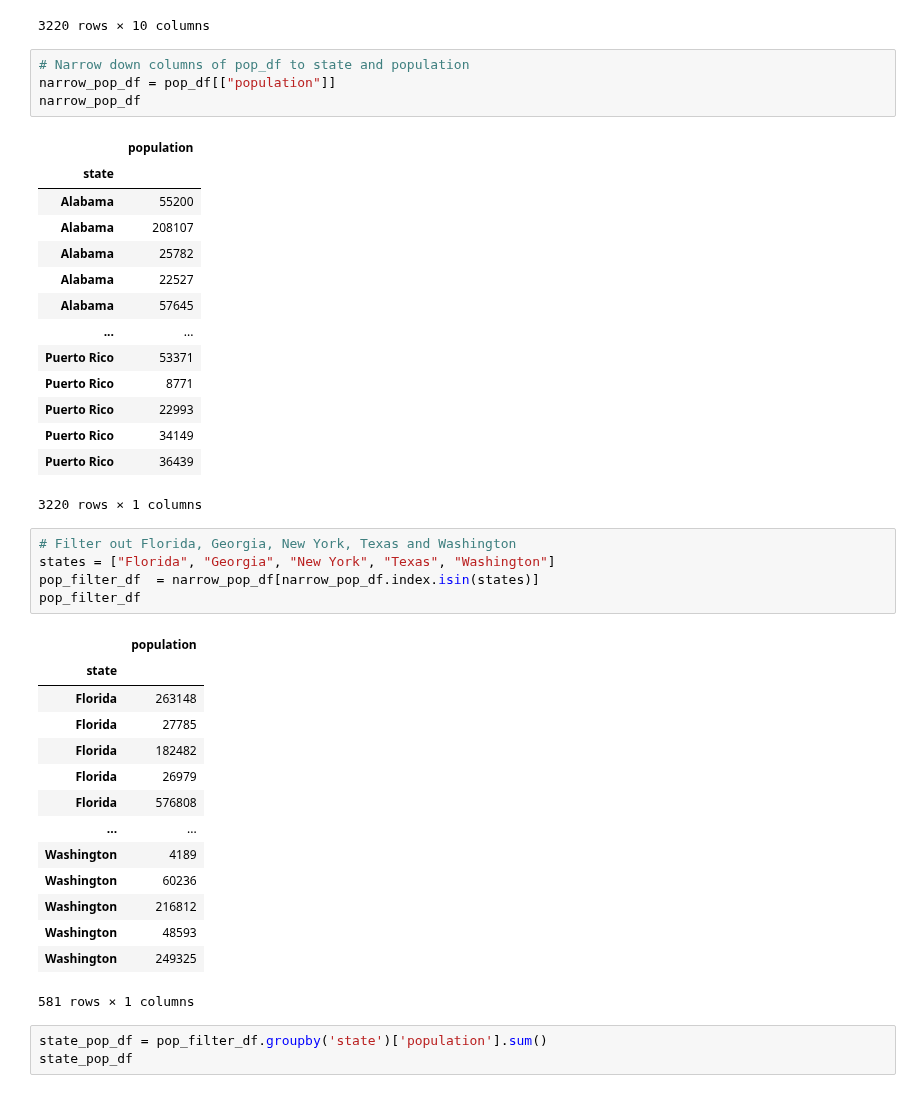
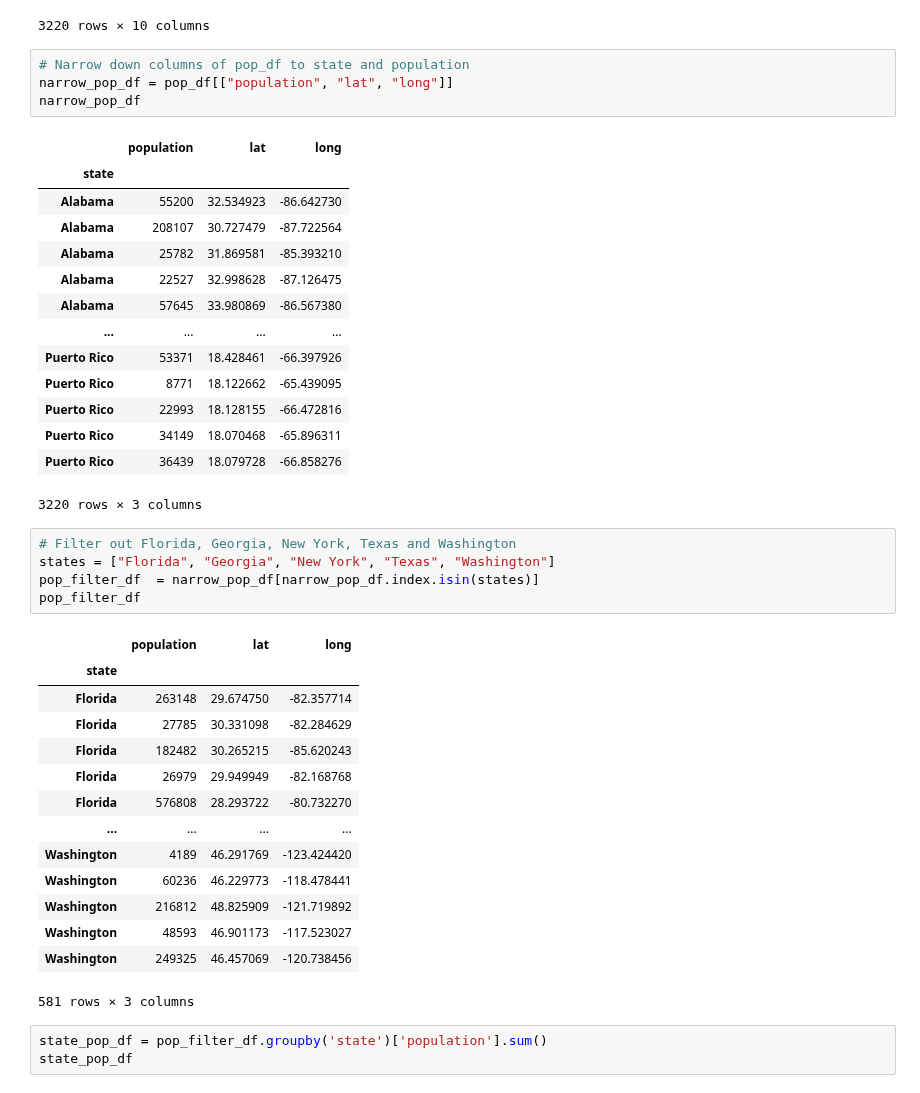
Before and after one commit to Emily-Keymon/Group-Project, a Jupyter notebook: Covid-19 Data Exploration and Cleanup.ipynb, the cells around one changed output. Drawn from its saved outputs; the diff is of its cells as text.

```diff
--- a/Covid-19 Data Exploration and Cleanup.ipynb
+++ b/Covid-19 Data Exploration and Cleanup.ipynb
@@ -650,43 +734,43 @@ pop_df
 3220 rows × 10 columns
 # %%
 # Narrow down columns of pop_df to state and population
-narrow_pop_df = pop_df[["population"]]
+narrow_pop_df = pop_df[["population", "lat", "long"]]
 narrow_pop_df
 # %% [output]
-|  | population |
-| state |  |
-| Alabama | 55200 |
-| Alabama | 208107 |
-| Alabama | 25782 |
-| Alabama | 22527 |
-| Alabama | 57645 |
-| ... | ... |
-| Puerto Rico | 53371 |
-| Puerto Rico | 8771 |
-| Puerto Rico | 22993 |
-| Puerto Rico | 34149 |
-| Puerto Rico | 36439 |
+|  | population | lat | long |
+| state |  |  |  |
+| Alabama | 55200 | 32.534923 | -86.642730 |
+| Alabama | 208107 | 30.727479 | -87.722564 |
+| Alabama | 25782 | 31.869581 | -85.393210 |
+| Alabama | 22527 | 32.998628 | -87.126475 |
+| Alabama | 57645 | 33.980869 | -86.567380 |
+| ... | ... | ... | ... |
+| Puerto Rico | 53371 | 18.428461 | -66.397926 |
+| Puerto Rico | 8771 | 18.122662 | -65.439095 |
+| Puerto Rico | 22993 | 18.128155 | -66.472816 |
+| Puerto Rico | 34149 | 18.070468 | -65.896311 |
+| Puerto Rico | 36439 | 18.079728 | -66.858276 |
-3220 rows × 1 columns
+3220 rows × 3 columns
 # %%
 # Filter out Florida, Georgia, New York, Texas and Washington
 states = ["Florida", "Georgia", "New York", "Texas", "Washington"]
 pop_filter_df  = narrow_pop_df[narrow_pop_df.index.isin(states)]
 pop_filter_df
 # %% [output]
-|  | population |
-| state |  |
-| Florida | 263148 |
-| Florida | 27785 |
-| Florida | 182482 |
-| Florida | 26979 |
-| Florida | 576808 |
-| ... | ... |
-| Washington | 4189 |
-| Washington | 60236 |
-| Washington | 216812 |
-| Washington | 48593 |
-| Washington | 249325 |
+|  | population | lat | long |
+| state |  |  |  |
+| Florida | 263148 | 29.674750 | -82.357714 |
+| Florida | 27785 | 30.331098 | -82.284629 |
+| Florida | 182482 | 30.265215 | -85.620243 |
+| Florida | 26979 | 29.949949 | -82.168768 |
+| Florida | 576808 | 28.293722 | -80.732270 |
+| ... | ... | ... | ... |
+| Washington | 4189 | 46.291769 | -123.424420 |
+| Washington | 60236 | 46.229773 | -118.478441 |
+| Washington | 216812 | 48.825909 | -121.719892 |
+| Washington | 48593 | 46.901173 | -117.523027 |
+| Washington | 249325 | 46.457069 | -120.738456 |
-581 rows × 1 columns
+581 rows × 3 columns
 # %%
 state_pop_df = pop_filter_df.groupby('state')['population'].sum()
 state_pop_df
```
Also changed, not shown: parts of 16 cells of this notebook.
